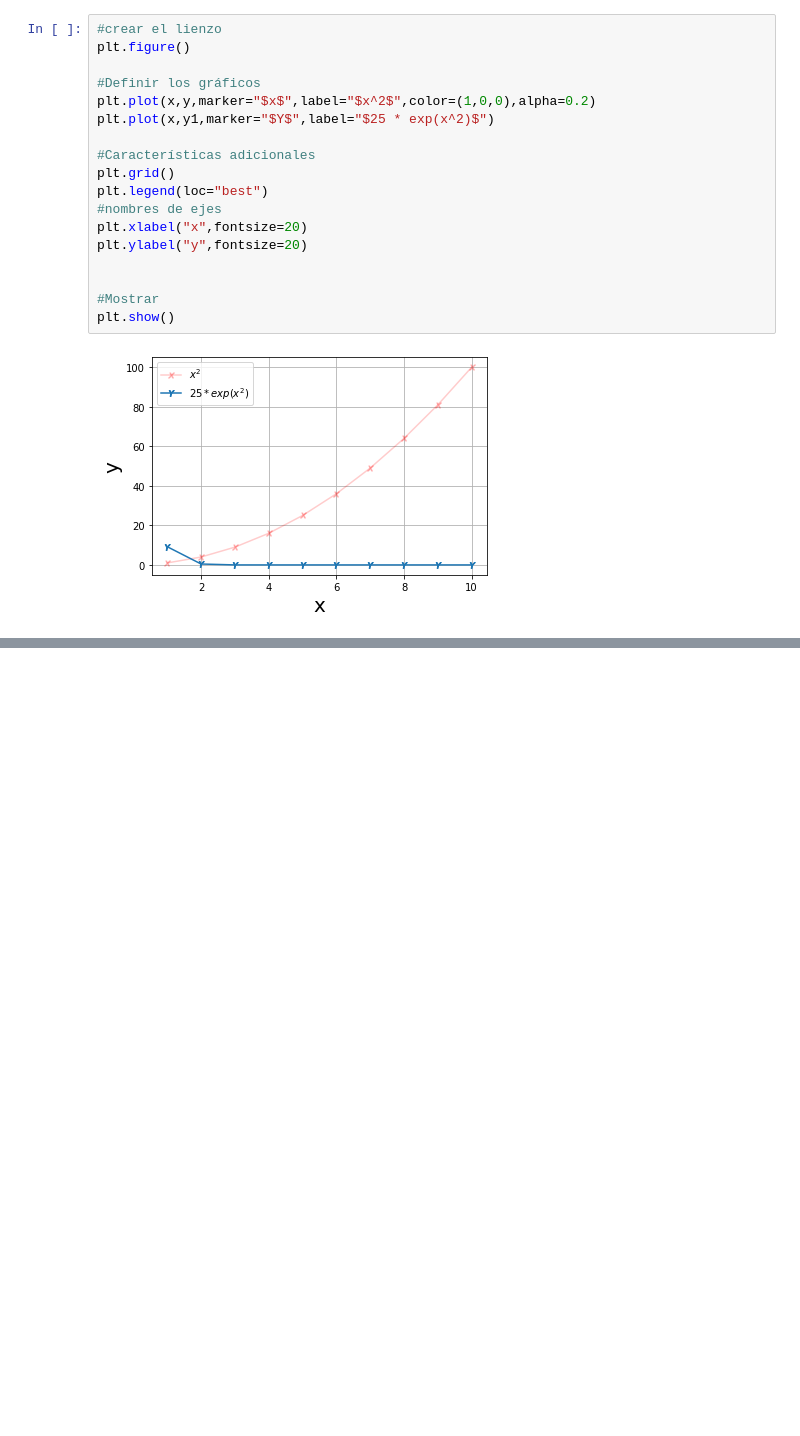
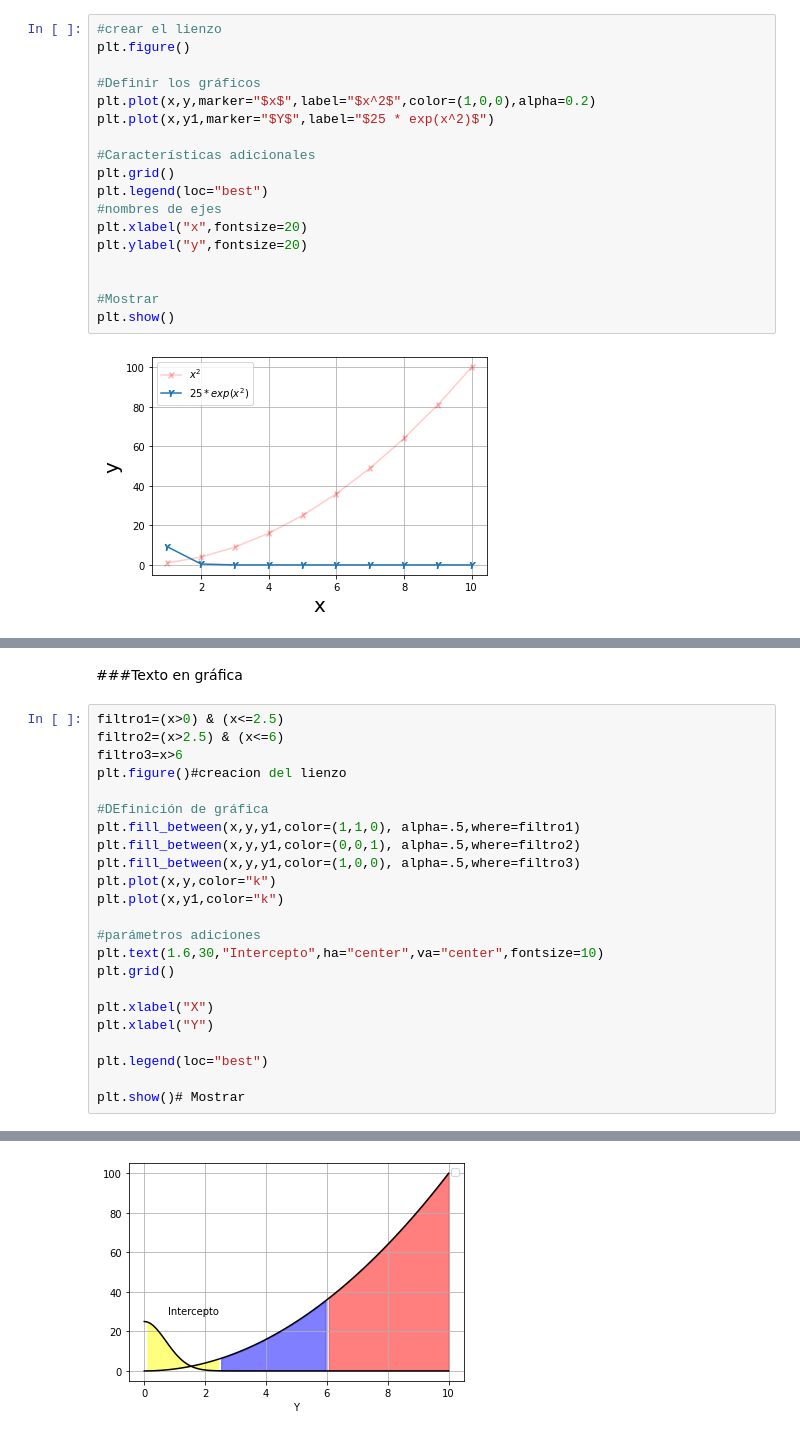
Before and after one commit to mamenaca/curso_python_esp_estadistica, a Jupyter notebook: unidad4.ipynb, the cells around one changed output, grey strips where cells are left out. Saved outputs shown, nothing was run; the diff lists cells and outputs as text; blank space fills up the shorter version.

```diff
--- a/unidad4.ipynb
+++ b/unidad4.ipynb
@@ -138,0 +214,26 @@ plt.show()
+# %% [markdown]
+###Texto en gráfica
+# %%
+filtro1=(x>0) & (x<=2.5)
+filtro2=(x>2.5) & (x<=6)
+filtro3=x>6
+plt.figure()#creacion del lienzo
+
+#DEfinición de gráfica
+plt.fill_between(x,y,y1,color=(1,1,0), alpha=.5,where=filtro1)
+plt.fill_between(x,y,y1,color=(0,0,1), alpha=.5,where=filtro2)
+plt.fill_between(x,y,y1,color=(1,0,0), alpha=.5,where=filtro3)
+plt.plot(x,y,color="k")
+plt.plot(x,y1,color="k")
+
+#parámetros adiciones
+plt.text(1.6,30,"Intercepto",ha="center",va="center",fontsize=10)
+plt.grid()
+
+plt.xlabel("X")
+plt.xlabel("Y")
+
+plt.legend(loc="best")
+
+plt.show()# Mostrar
+# %% [output]
@@ -138,0 +241 @@ plt.show()
+[figure, added]
```
Also changed, not shown: parts of 52 cells of this notebook.
